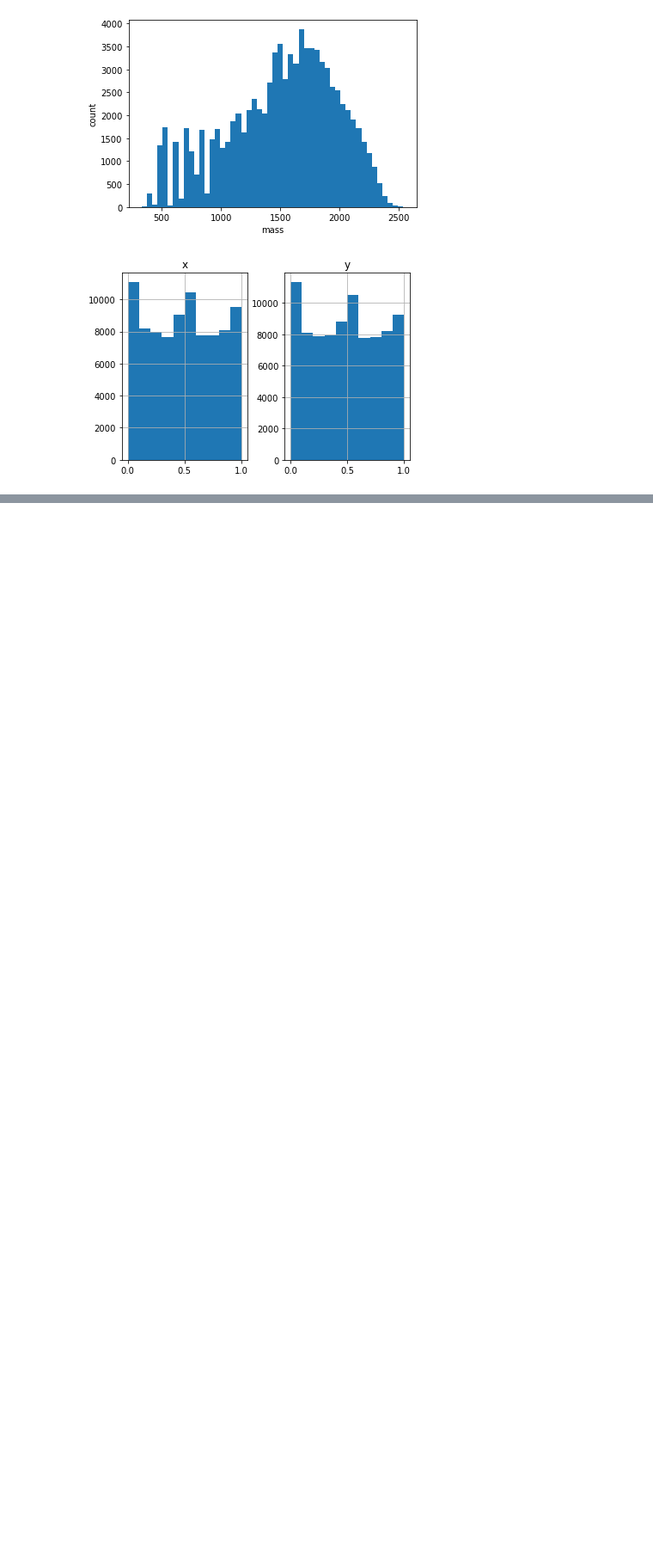
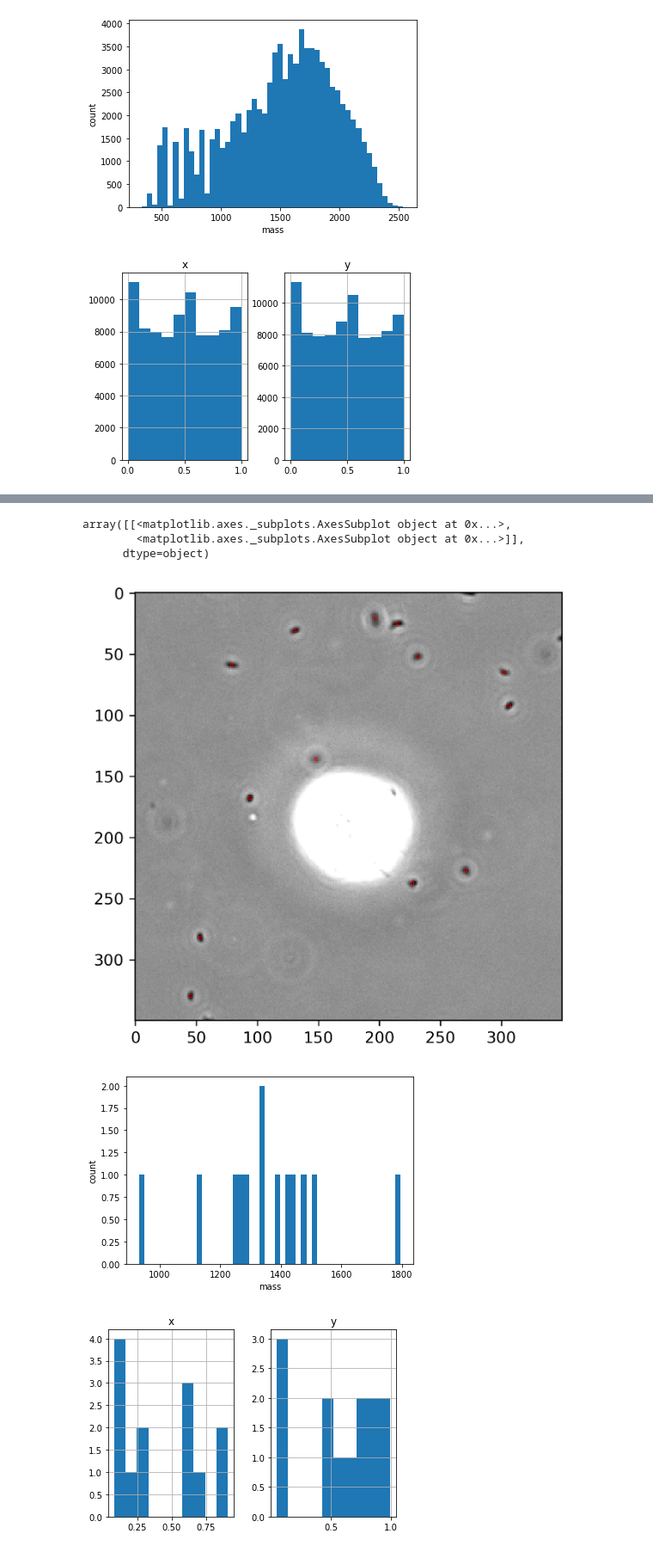
Before and after one commit to FdeSchae/Acanthamoeba-Listeria, a Jupyter notebook: ACLI_TrackPy_parameterization.ipynb, the cells around one changed output, grey strips where cells are left out. Shown at 86% size. Cells and saved outputs as stored; diff of their text form; code cells hidden in the pictures; blank space fills up the shorter version.

```diff
--- a/ACLI_TrackPy_parameterization.ipynb
+++ b/ACLI_TrackPy_parameterization.ipynb
@@ -125,0 +132,15 @@ array([[<matplotlib.axes._subplots.AxesSubplot object at 0x...>,
+# %%
+def_path = r'F:\Encounter rate experiment analysis\OD0.01_06082020\AMOEBA'#Set the default folder, the folder mentioned here only serves as an example
+#the following definition allows for easy folder creation:
+def createFolder(directory):
+    try:
+        if not os.path.exists(directory):
+            os.makedirs(directory)
+    except OSError:
+        print ('Error: Creating directory. ' +  directory)
+## TIFF, in this folder the converted video files will be saved (the conversion happens in ImageJ/Fiji)
+SCALE_path = def_path + "\SCALE"
+createFolder(SCALE_path)
+## CANNY_AMOEBA: folder in which videofiles containing the amoeba masks will be saved
+CANNY_AMOEBA_path = def_path + "\CANNY_AMOEBA"
+createFolder(CANNY_AMOEBA_path)
@@ -125,0 +155,41 @@ array([[<matplotlib.axes._subplots.AxesSubplot object at 0x...>,
+# %%
+os.chdir(SCALE_path) # set the working directory to the TIFFthres folder
+fl_TIFF = os.listdir(SCALE_path)
+## Parameterisation of trackpy - the parameters below should be adjusted untill the best result has been achieved!
+Dia = 11 # diameter: approximate diameter (in pixels) of the particles to be located - this can be approximated in ImageJ
+MinMass = 600 # Minimum mass: the minimum integrated brightness/darkness (filter to remove spurious objects)
+MaxMass = 2000 # Msximum mass: the maximum integrated brightness/darkness (filter to remove objects that are to big to be a bacteria)
+Nsize = 1.5 # noise size: width of the gaussian blur filter to remove noise
+MaxDia = 21 # maximum diameter size (in pixels) of the particles to be located
+sep = 7 # minumum separation (in pixels) between two features
+framenr = 10 # the frame number on which the parameterization will take place (frame 1 has a value of 0)
+videonr = 3 # the video number on which the parameterization will take palce (video 1 (i.e. timepoint 1) has a value of 0)
+## particle localization for 1 frame with the tp.locate function
+frames = np.array(imread(fl_TIFF[videonr])) # import the video-file as a numpy array
+fe = tp.locate(frames[framenr], diameter = Dia, invert = True, noise_size = Nsize, minmass = MinMass, maxsize = MaxDia, separation = sep)
+fe.drop(fe[fe['mass'] >= MaxMass].index, inplace = True)
+os.chdir(CANNY_AMOEBA_path) # set the working directory to the AMOEBA folder
+filename_amoeba = fl_TIFF[videonr].replace('_scaled.tif', '_amoeba.tif') # create the corresponding AMOEBA mask filename
+frames_amoeba = np.array(imread(filename_amoeba)) # import the AMOEBA mask file as a numpy array
+frame_amoeba = frames_amoeba[framenr,::]
+frame_index = list(fe[["y", "x"]].round().astype(int).itertuples(index=False, name=None)) # get list of coordinates of features within frame (rounded upwards and transformed to integer for use in numpy)
+frame_mask = np.array([frame_amoeba[b] for b in frame_index]) # creates an array with pixel values of either 0, i.e. outside, or 255 , i.e. within the amoeba area/mask
+fe['mask'] = frame_mask
+fe.drop(fe[fe['mask'] == 255].index, inplace = True) # drop rows with mask value 255 (within amoeba area), this will remove features that were detected within the amoeba area
+fe.drop(['mask'], axis = 1) # drop the mask collumn for future usage
+plt.figure(figsize = (5,5), dpi = 300)  # make an empty plot
+plt.scatter(fe['x'],fe['y'], s = 3, marker = 'o', edgecolors = 'r', facecolors = 'None', norm = True, linewidths = 0.5) # use the TrackPy scatter plot function
+plt.imshow(frames[framenr], cmap = 'Greys_r' , vmin = 0, vmax = 255) # plot the frame on wich particles were located as a background
+## plot a histogram of the mass of the detected particles.
+fig, ax = plt.subplots() # create and ampty plot
+ax.hist(fe['mass'], bins=50) # plot a histrogram with binwidth of 50
+ax.set(xlabel='mass', ylabel='count'); # set the axis labels
+#Check for subpixel accuracy - the distribution of the decimal part of the x and/or y positions should be (close to) evenly distributed for the best results
+tp.subpx_bias(fe) # a TrackPy function that makes a plot of the subpixel accuracy
+# %% [output]
+array([[<matplotlib.axes._subplots.AxesSubplot object at 0x...>,
+        <matplotlib.axes._subplots.AxesSubplot object at 0x...>]],
+      dtype=object)
+[figure, added]
+[figure, added]
+[figure, added]
```
Also changed, not shown: parts of 9 cells of this notebook, 2 other files.
